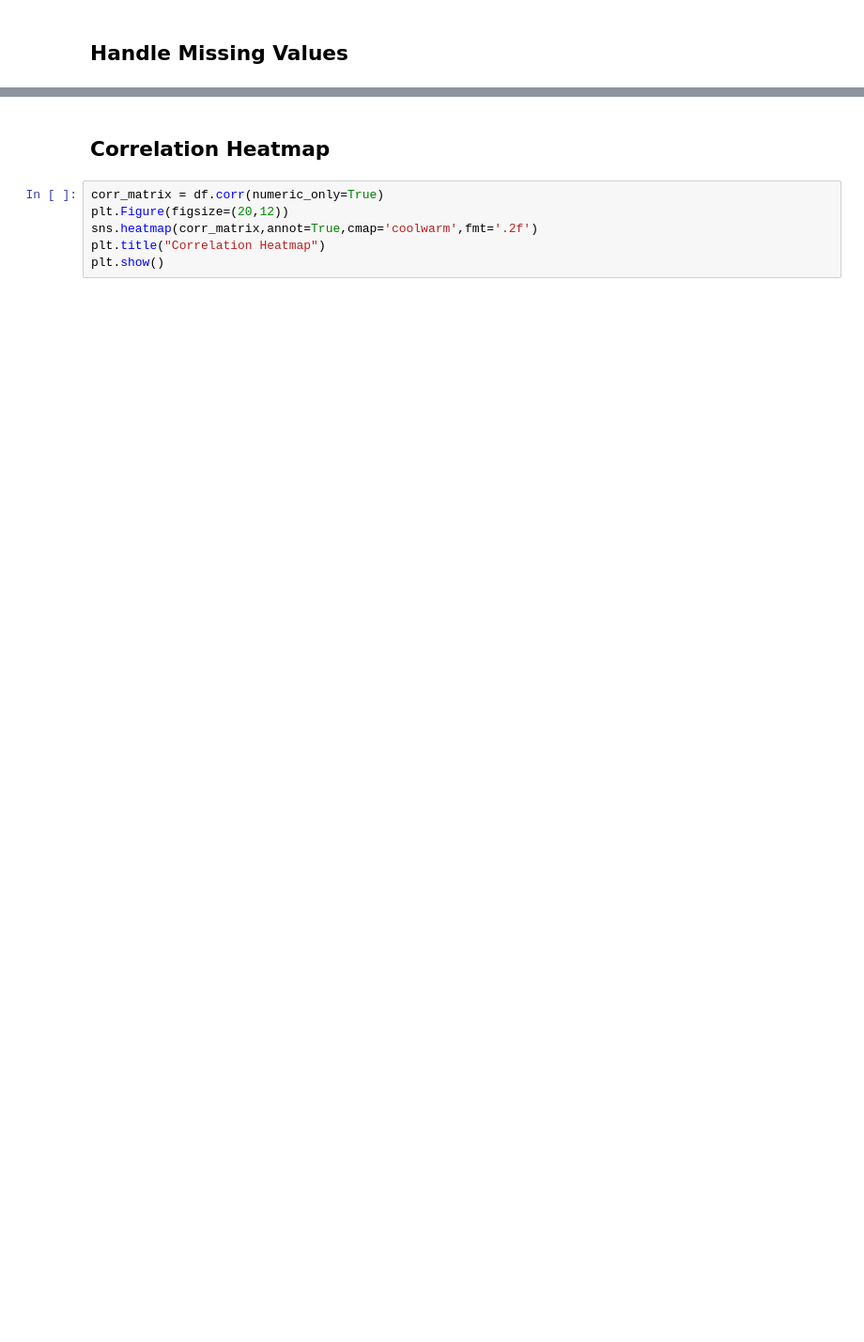
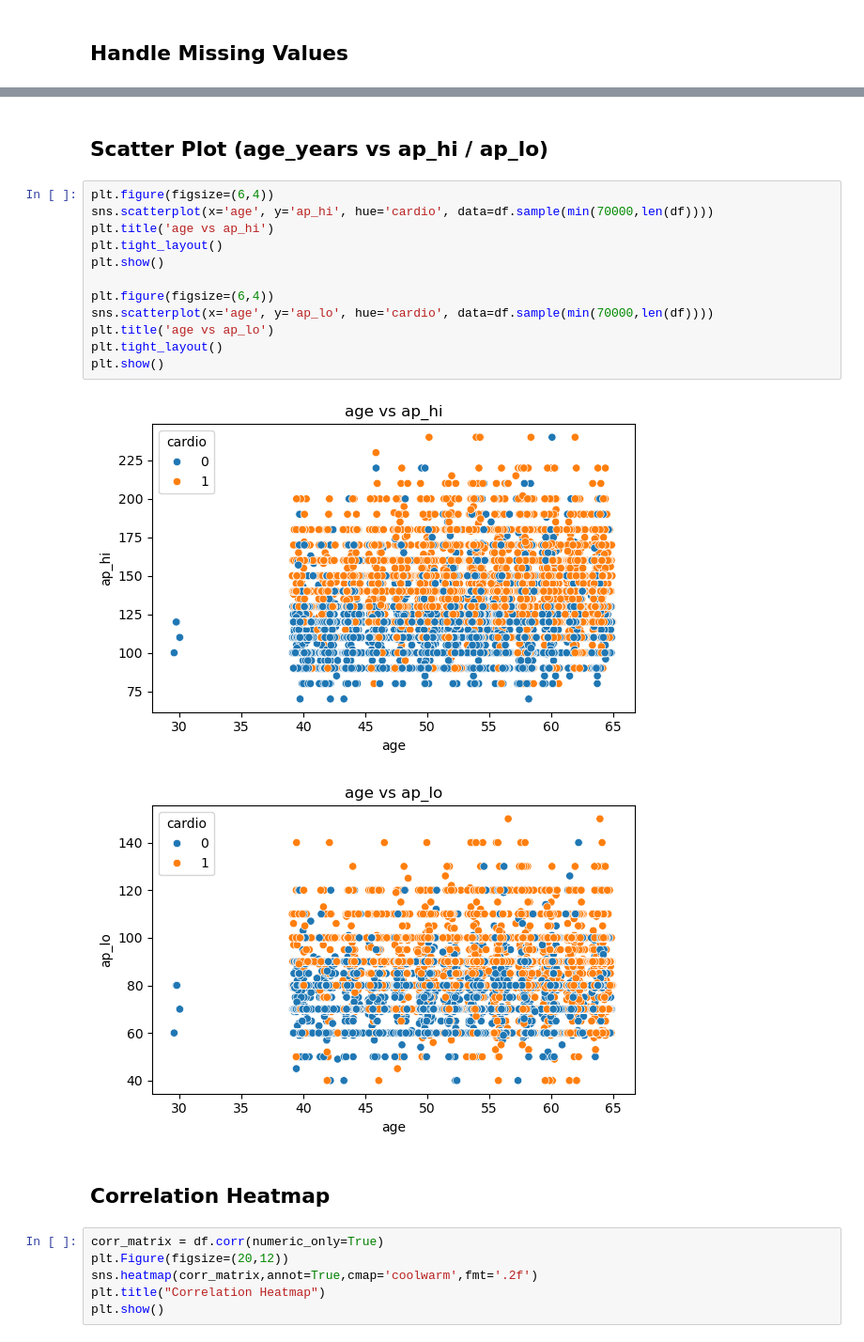
Before and after one commit to RudraC-07/B-TECH, a Jupyter notebook: SEM-6/MLDL/Project/Cardio.ipynb, the cells around one changed output, grey strips where cells are left out. Shown at 94% size. Saved outputs shown, nothing was run; the diff lists cells and outputs as text; blank space fills up the shorter version.

```diff
--- a/SEM-6/MLDL/Project/Cardio.ipynb
+++ b/SEM-6/MLDL/Project/Cardio.ipynb
@@ -367,3 +276,20 @@ plt.show()
+# %% [markdown]
+## Scatter Plot (age_years vs ap_hi / ap_lo)
+# %%
+plt.figure(figsize=(6,4))
+sns.scatterplot(x='age', y='ap_hi', hue='cardio', data=df.sample(min(70000,len(df))))
+plt.title('age vs ap_hi')
+plt.tight_layout()
+plt.show()
+
+plt.figure(figsize=(6,4))
+sns.scatterplot(x='age', y='ap_lo', hue='cardio', data=df.sample(min(70000,len(df))))
+plt.title('age vs ap_lo')
+plt.tight_layout()
+plt.show()
+# %% [output]
+[figure, added]
+[figure, added]
 # %% [markdown]
 ## Correlation Heatmap
 # %%
```
Also changed, not shown: parts of 64 cells of this notebook, 29 other files.
